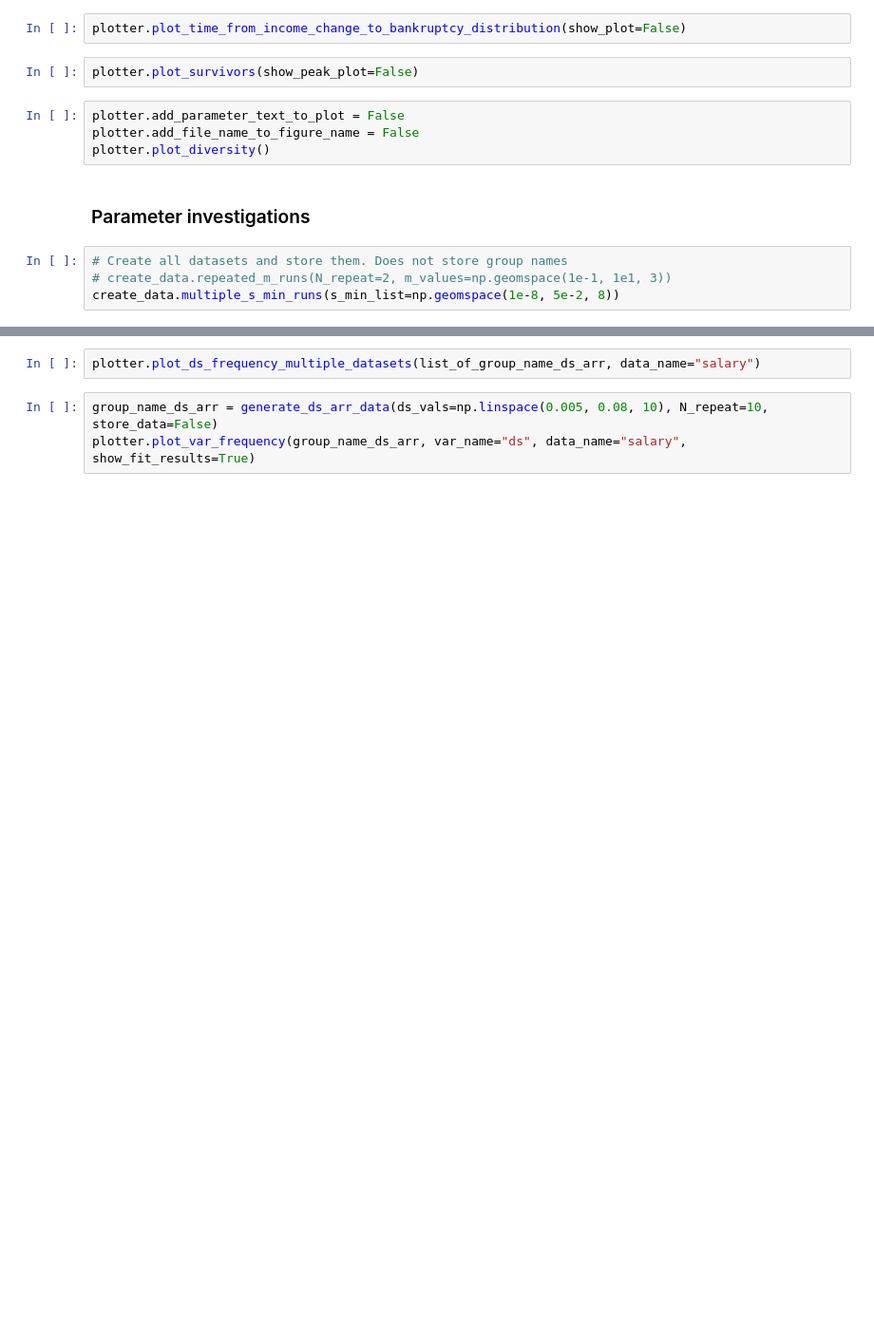
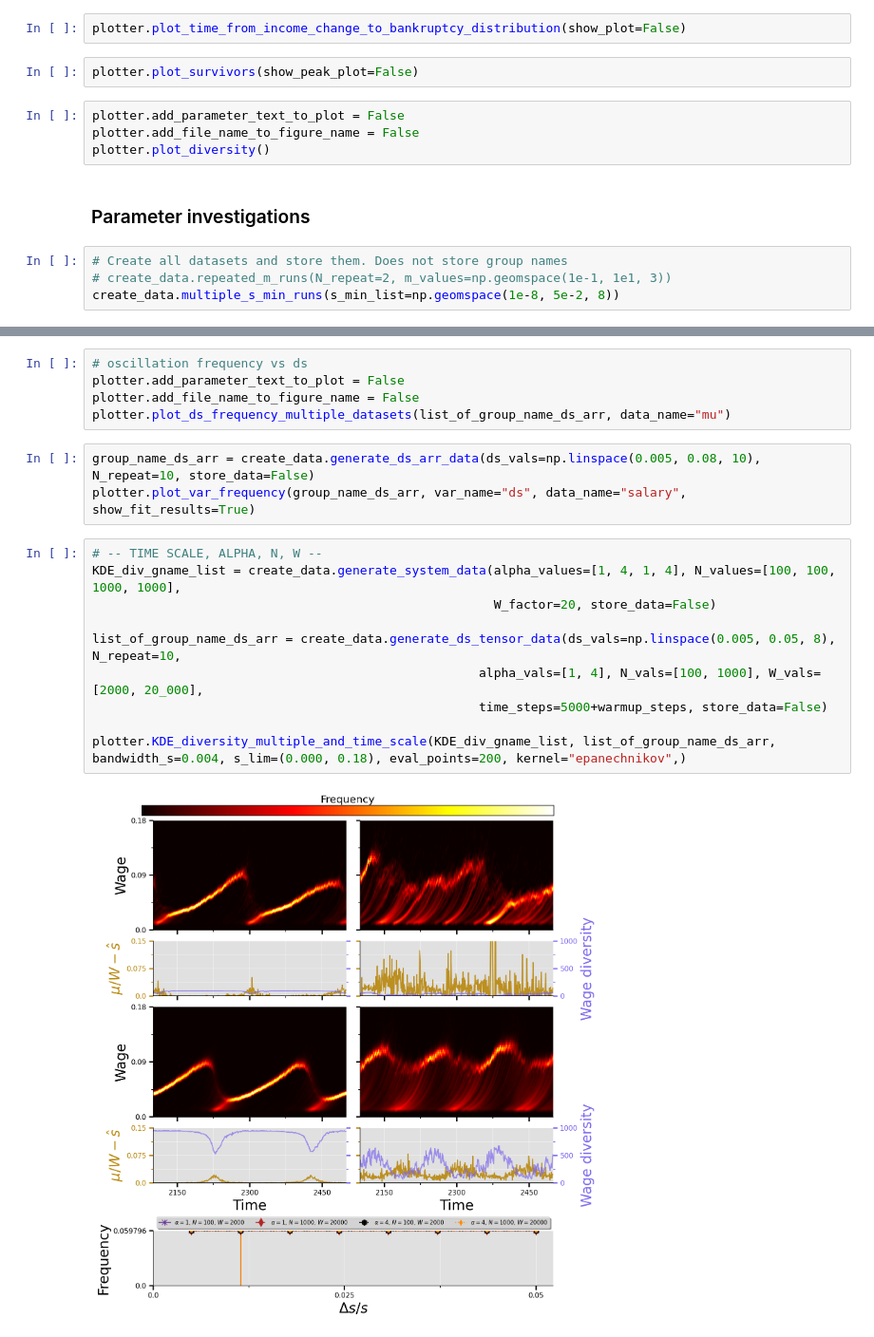
Before and after one commit to 2BeAsh/masters_project, a Jupyter notebook: code/models/common/run_plotting.ipynb, the cells around one changed output, grey strips where cells are left out. Shown at 95% size. Drawn from its saved outputs; the diff is of its cells as text; blank space fills up the shorter version.

```diff
--- a/code/models/common/run_plotting.ipynb
+++ b/code/models/common/run_plotting.ipynb
@@ -389,5 +128,20 @@ list_of_group_name_ds_arr = generate_ds_tensor_data(ds_vals=np.linspace(0.005, 0
-# %%
-plotter.plot_ds_frequency_multiple_datasets(list_of_group_name_ds_arr, data_name="salary")
+# %%
+# oscillation frequency vs ds
+plotter.add_parameter_text_to_plot = False
+plotter.add_file_name_to_figure_name = False
+plotter.plot_ds_frequency_multiple_datasets(list_of_group_name_ds_arr, data_name="mu")
 # %%
-group_name_ds_arr = generate_ds_arr_data(ds_vals=np.linspace(0.005, 0.08, 10), N_repeat=10, store_data=False)
+group_name_ds_arr = create_data.generate_ds_arr_data(ds_vals=np.linspace(0.005, 0.08, 10), N_repeat=10, store_data=False)
 plotter.plot_var_frequency(group_name_ds_arr, var_name="ds", data_name="salary", show_fit_results=True)
+# %%
+# -- TIME SCALE, ALPHA, N, W --
+KDE_div_gname_list = create_data.generate_system_data(alpha_values=[1, 4, 1, 4], N_values=[100, 100, 1000, 1000],
+                                                      W_factor=20, store_data=False)
+
+list_of_group_name_ds_arr = create_data.generate_ds_tensor_data(ds_vals=np.linspace(0.005, 0.05, 8), N_repeat=10,
+                                                    alpha_vals=[1, 4], N_vals=[100, 1000], W_vals=[2000, 20_000],
+                                                    time_steps=5000+warmup_steps, store_data=False)
+
+plotter.KDE_diversity_multiple_and_time_scale(KDE_div_gname_list, list_of_group_name_ds_arr, bandwidth_s=0.004, s_lim=(0.000, 0.18), eval_points=200, kernel="epanechnikov",)
+# %% [output]
+[figure, added]
```
Also changed, not shown: parts of 25 cells of this notebook.
